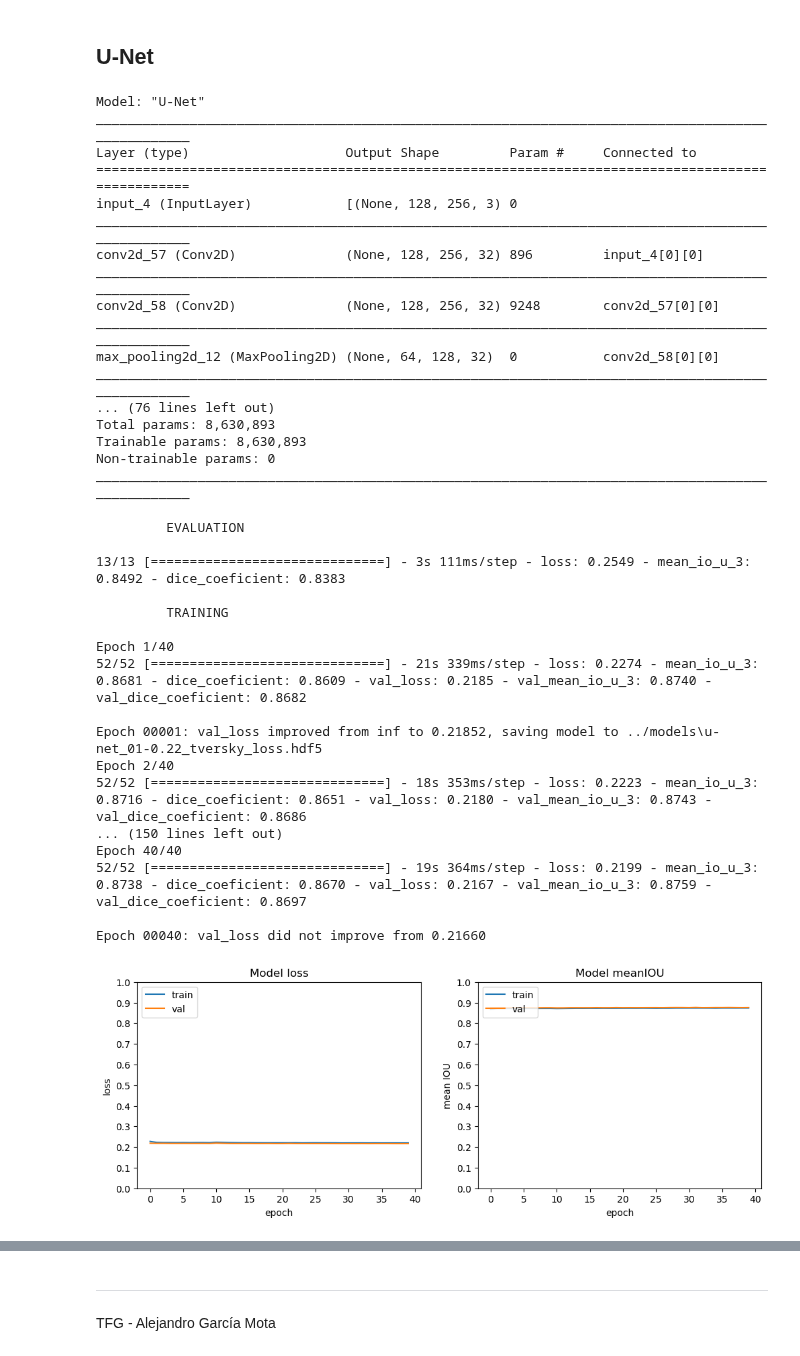
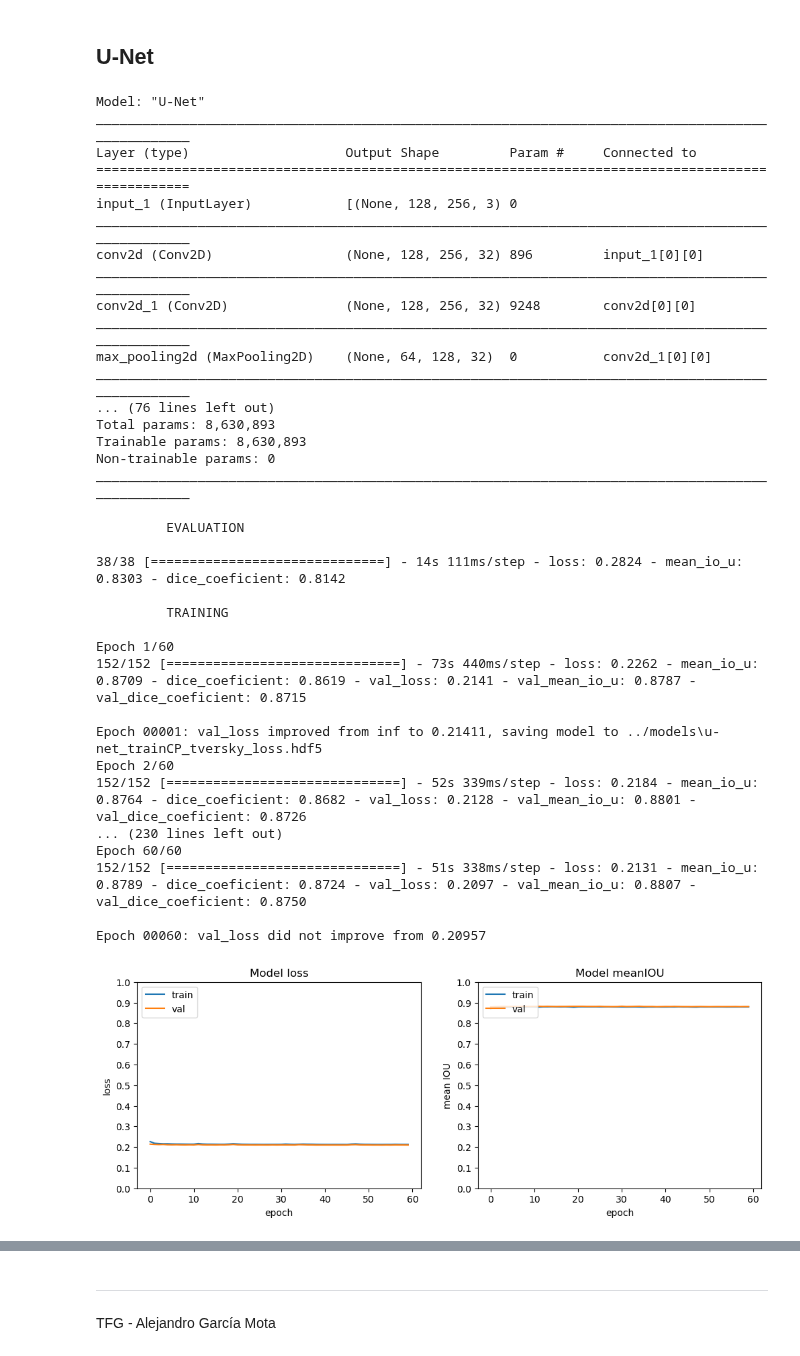
Before and after one commit to alexgmota/TFG-SW-AGM, a Jupyter notebook: src/U-Net_endo_segmentation.ipynb, the cells around one changed output, grey strips where cells are left out. Cells and saved outputs as stored; diff of their text form; code cells hidden in the pictures.

Commit message:
Training model

```diff
--- a/src/U-Net_endo_segmentation.ipynb
+++ b/src/U-Net_endo_segmentation.ipynb
@@ -26,8 +26,8 @@ GPU avalible: True
 # %% [markdown]
 ## Data preparation.
 # %%
-imgs = glob(f'../*/*/*/frame_*_endo.png')[2000:4080]
-masks = glob(f'../*/*/*/frame_*_endo_watershed_mask.png')[2000:4080]
+imgs = glob(f'../*/*/*/frame_*_endo.png')[2000:]
+masks = glob(f'../*/*/*/frame_*_endo_watershed_mask.png')[2000:]
 
 assert len(imgs) == len(masks)
 
@@ -240,7 +240,7 @@ def focal_tversky_loss(y_true, y_pred, gamma=0.75):
     return tf.keras.backend.pow((1 - tv), gamma)
 # %%
 unet_model = build_unet_model(n_filters=32, n_classes=13)
-unet_model.load_weights('../models/u-net_100epochs.hdf5')
+unet_model.load_weights('../models/u-net_39-0.22_tversky_loss.hdf5')
 unet_model.compile(
     optimizer=tf.keras.optimizers.Adam(),
     loss=focal_tversky_loss,
@@ -253,13 +253,13 @@ Model: "U-Net"
 __________________________________________________________________________________________________
 Layer (type)                    Output Shape         Param #     Connected to
 ==================================================================================================
-input_4 (InputLayer)            [(None, 128, 256, 3) 0
+input_1 (InputLayer)            [(None, 128, 256, 3) 0
 __________________________________________________________________________________________________
-conv2d_57 (Conv2D)              (None, 128, 256, 32) 896         input_4[0][0]
+conv2d (Conv2D)                 (None, 128, 256, 32) 896         input_1[0][0]
 __________________________________________________________________________________________________
-conv2d_58 (Conv2D)              (None, 128, 256, 32) 9248        conv2d_57[0][0]
+conv2d_1 (Conv2D)               (None, 128, 256, 32) 9248        conv2d[0][0]
 __________________________________________________________________________________________________
-max_pooling2d_12 (MaxPooling2D) (None, 64, 128, 32)  0           conv2d_58[0][0]
+max_pooling2d (MaxPooling2D)    (None, 64, 128, 32)  0           conv2d_1[0][0]
 __________________________________________________________________________________________________
 ... (76 lines left out)
 Total params: 8,630,893
@@ -288,7 +288,7 @@ print('\n\t TRAINING\n')
 model_history = unet_model.fit(
     X_train,
     y_train,
-    epochs=40,
+    epochs=60,
     batch_size=32,
     validation_data=(X_test, y_test),
     use_multiprocessing=True,
@@ -300,46 +300,46 @@ unet_model.save_weights('../models/u-net_{val_loss:.5f}_tversky_loss.hdf5')
 # %% [output]
          EVALUATION
 
-13/13 [==============================] - 3s 111ms/step - loss: 0.2549 - mean_io_u_3: 0.8492 - dice_coeficient: 0.8383
+38/38 [==============================] - 14s 111ms/step - loss: 0.2824 - mean_io_u: 0.8303 - dice_coeficient: 0.8142
 
          TRAINING
 
-Epoch 1/40
-52/52 [==============================] - 21s 339ms/step - loss: 0.2274 - mean_io_u_3: 0.8681 - dice_coeficient: 0.8609 - val_loss: 0.2185 - val_mean_io_u_3: 0.8740 - val_dice_coeficient: 0.8682
+Epoch 1/60
+152/152 [==============================] - 73s 440ms/step - loss: 0.2262 - mean_io_u: 0.8709 - dice_coeficient: 0.8619 - val_loss: 0.2141 - val_mean_io_u: 0.8787 - val_dice_coeficient: 0.8715
 
-Epoch 00001: val_loss improved from inf to 0.21852, saving model to ../models\u-net_01-0.22_tversky_loss.hdf5
-Epoch 2/40
-52/52 [==============================] - 18s 353ms/step - loss: 0.2223 - mean_io_u_3: 0.8716 - dice_coeficient: 0.8651 - val_loss: 0.2180 - val_mean_io_u_3: 0.8743 - val_dice_coeficient: 0.8686
-... (150 lines left out)
-Epoch 40/40
-52/52 [==============================] - 19s 364ms/step - loss: 0.2199 - mean_io_u_3: 0.8738 - dice_coeficient: 0.8670 - val_loss: 0.2167 - val_mean_io_u_3: 0.8759 - val_dice_coeficient: 0.8697
+Epoch 00001: val_loss improved from inf to 0.21411, saving model to ../models\u-net_trainCP_tversky_loss.hdf5
+Epoch 2/60
+152/152 [==============================] - 52s 339ms/step - loss: 0.2184 - mean_io_u: 0.8764 - dice_coeficient: 0.8682 - val_loss: 0.2128 - val_mean_io_u: 0.8801 - val_dice_coeficient: 0.8726
+... (230 lines left out)
+Epoch 60/60
+152/152 [==============================] - 51s 338ms/step - loss: 0.2131 - mean_io_u: 0.8789 - dice_coeficient: 0.8724 - val_loss: 0.2097 - val_mean_io_u: 0.8807 - val_dice_coeficient: 0.8750
 
-Epoch 00040: val_loss did not improve from 0.21660
+Epoch 00060: val_loss did not improve from 0.20957
 # %%
 plt.figure(figsize=(12,4))
 
 plt.subplot(121)
 plt.plot(model_history.history['loss'])
 plt.plot(model_history.history['val_loss'])
 plt.title('Model loss')
 plt.ylabel('loss')
 plt.xlabel('epoch')
 plt.yticks(np.arange(0, 1.1, 0.1))
 plt.legend(['train', 'val'], loc='upper left')
 
 plt.subplot(122)
-plt.plot(model_history.history['mean_io_u_3'])
-plt.plot(model_history.history['val_mean_io_u_3'])
+plt.plot(model_history.history['mean_io_u'])
+plt.plot(model_history.history['val_mean_io_u'])
 plt.title('Model meanIOU')
 plt.ylabel('mean IOU')
 plt.xlabel('epoch')
 plt.yticks(np.arange(0, 1.1, 0.1))
 
 plt.legend(['train', 'val'], loc='upper left')
 
 plt.show()
 # %% [output]
-[figure, old version]
+[figure, new version]
 # %%
 # unet_model = build_unet_model(n_filters=32, n_classes=13)
 # unet_model.compile(
```
Also changed, not shown: parts of 5 cells of this notebook, 1 other file.
